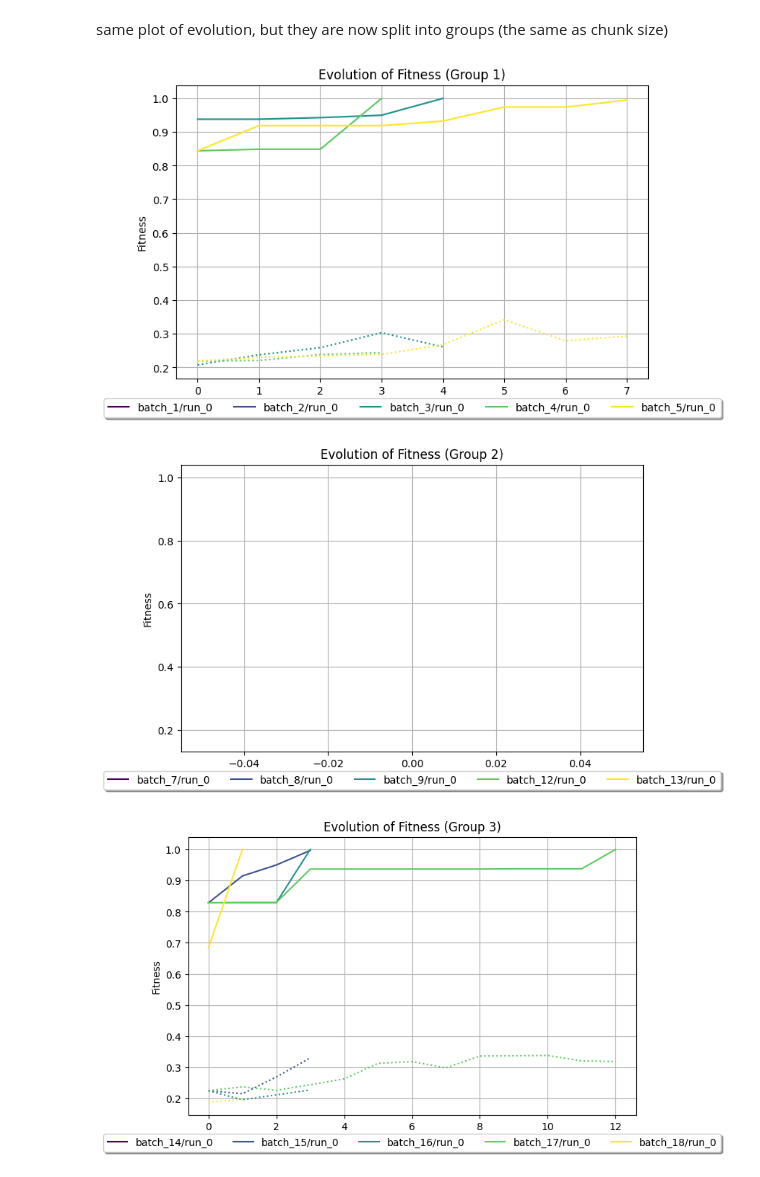
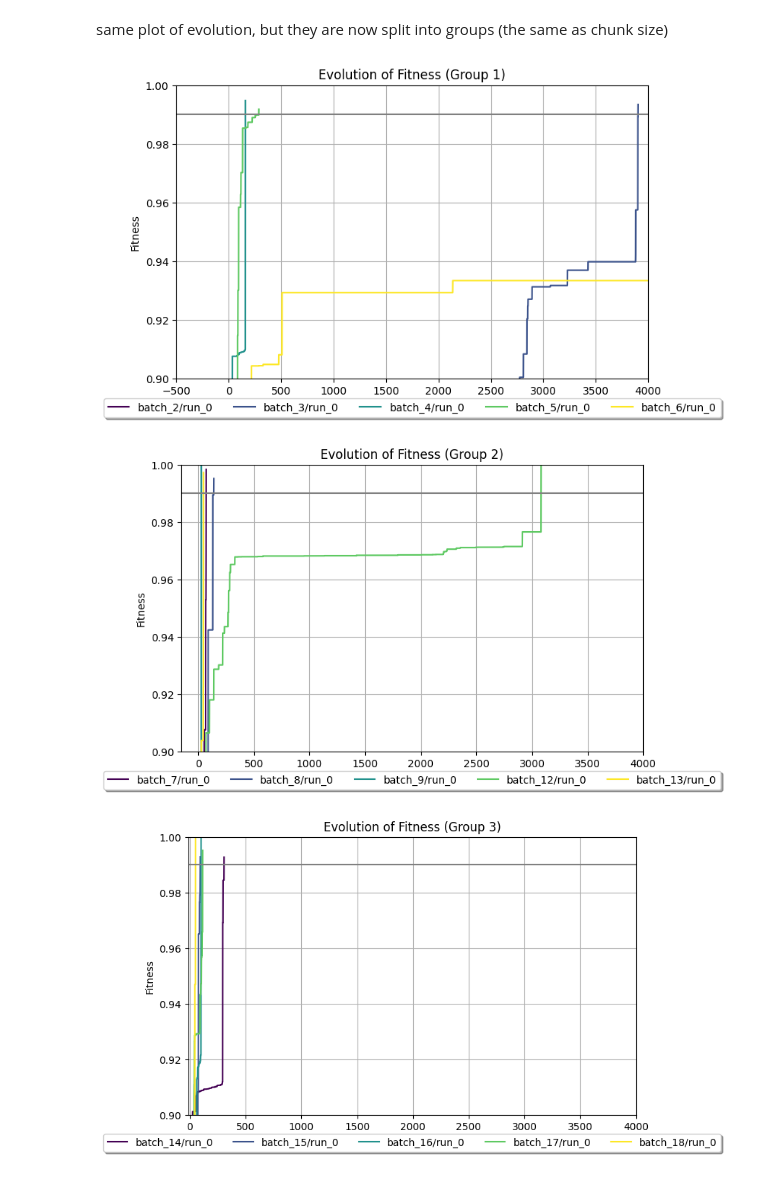
Before and after one commit to katiepambakianbris/BeeCommunication, a Jupyter notebook: analysis/fitness_function.ipynb, the cells around one changed output. Drawn from its saved outputs; the diff is of its cells as text; code cells hidden in the pictures.

```diff
--- a/analysis/fitness_function.ipynb
+++ b/analysis/fitness_function.ipynb
@@ -13,15 +13,17 @@ import pandas as pd
 # load in the results
 result_dir = "/Users/katiepambakian/Documents/BSc Computer Science/Y3/Dissertation/BeeCommunication/results/"
 
-date = "2026-02-24/"
-slurm_job = 15828674
+date = "2026-02-27/"
+slurm_job = 15927432
 
 result_dir = result_dir + date+ str(slurm_job) + "/"
+
+runs = [0]
+batches = [2,3,4,5,6, 7,8,9,12,13,14,15,16,17,18,19]
 # %% [markdown]
 Plotting the evolution of the fitness function of the runs that resulted in interesting behaviour.
 # %%
-runs = [0]
-batches = [0,1,2,3,4,5,7,8,9,12,13,14,15,16,17,18,19]
+
 
 plt.figure(figsize=(8,5))
 
@@ -53,6 +55,11 @@ for batch in batches:
 
         counter += 1
 
+plt.axhline(0.99, color ='grey')
+
+plt.ylim(top = 1, bottom=0.8)
+# plt.xlim(right = 4000)
+
 plt.xlabel("Generation")
 plt.ylabel("Fitness")
 plt.title("Evolution of Fitness")
@@ -68,8 +75,6 @@ plt.show()
 # %% [markdown]
 same plot of evolution, but they are now split into groups (the same as chunk size)
 # %%
-runs = [0]
-batches = [1,2,3,4,5,7,8,9,12,13,14,15,16,17,18,19]
 
 chunk_size = 5
 
@@ -92,33 +97,38 @@ for group_idx, batch_group in enumerate(batch_groups):
             )
 
             generation = df["generation"].to_numpy()
             best = df["best_fitness"].to_numpy()
             average = df["avg_fitness"].to_numpy()
 
             label_name = "batch_" + str(batch)+"/run_"+str(run)
 
             plt.plot(generation, best,
                     linestyle="-",
                     label=label_name,
                     color=colors[counter],
                 )
 
             plt.plot(generation, average,
                     linestyle=":",
                     color=colors[counter],
                 )
             counter += 1
 
+    plt.axhline(0.99, color ='grey')
+
+    plt.ylim(top = 1, bottom=0.9)
+    plt.xlim(right = 4000)
+
     plt.xlabel("Generation")
     plt.ylabel("Fitness")
     plt.title(f"Evolution of Fitness (Group {group_idx+1})")
     # Put a legend below current axis
     plt.legend(loc='upper center', bbox_to_anchor=(0.5, -0.05),
             fancybox=True, shadow=True, ncol=5)
     plt.grid(True)
 
     plt.show()
 # %% [output]
-[figure, old version]
+[figure, new version]
-[figure, old version]
+[figure, new version]
-[figure, old version]
+[figure, new version]
```
Also changed, not shown: parts of 2 cells of this notebook, 2 other files.
